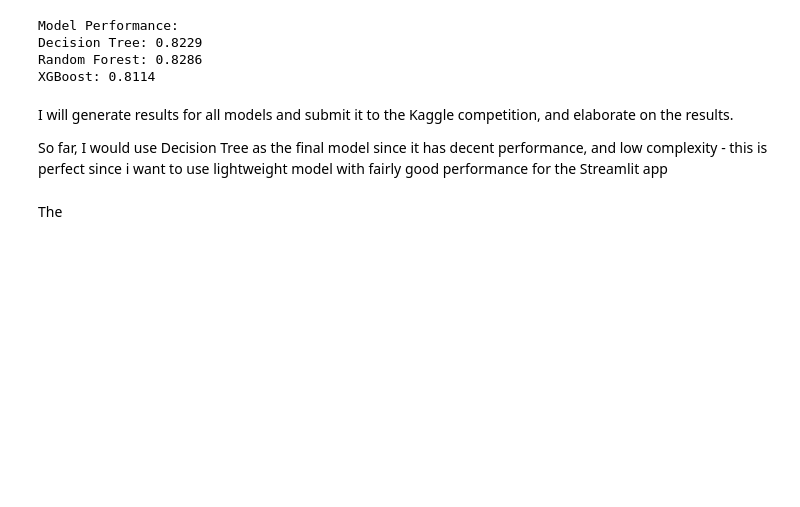
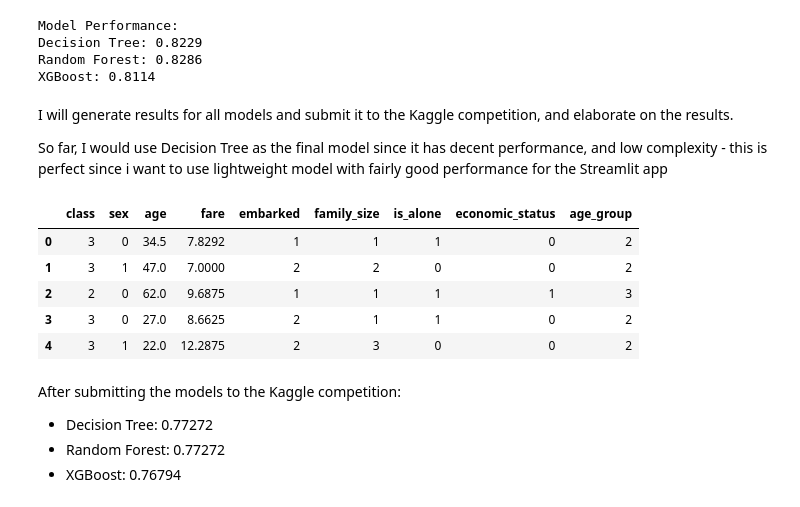
Before and after one commit to denismrvoljak/titanic_streamlit_app, a Jupyter notebook: data_exploration/data_exploration.ipynb, the cells around one changed output. Cells and saved outputs as stored; diff of their text form; code cells hidden in the pictures; blank space fills up the shorter version.

```diff
--- a/data_exploration/data_exploration.ipynb
+++ b/data_exploration/data_exploration.ipynb
@@ -382,7 +430,7 @@ preprocessor = TitanicPreprocessor()
 # Apply preprocessing to train and test data
 train_processed = preprocessor.transform(train_data)
 
-test_processed = preprocessor.transform(test_data)
+test_processed = preprocessor.transform_test(test_data)
 # %%
 train_processed.head()
 # %% [output]
@@ -605,5 +653,14 @@ XGBoost: 0.8114
 I will generate results for all models and submit it to the Kaggle competition, and elaborate on the results.
 
 So far, I would use Decision Tree as the final model since it has decent performance, and low complexity - this is perfect since i want to use lightweight model with fairly good performance for the Streamlit app
-# %% [markdown]
-The
+# %%
+test_processed = test_processed.drop('PassengerId', axis=1)
+
+test_processed.head()
+# %% [output]
+|  | class | sex | age | fare | embarked | family_size | is_alone | economic_status | age_group |
+| 0 | 3 | 0 | 34.5 | 7.8292 | 1 | 1 | 1 | 0 | 2 |
+| 1 | 3 | 1 | 47.0 | 7.0000 | 2 | 2 | 0 | 0 | 2 |
+| 2 | 2 | 0 | 62.0 | 9.6875 | 1 | 1 | 1 | 1 | 3 |
+| 3 | 3 | 0 | 27.0 | 8.6625 | 2 | 1 | 1 | 0 | 2 |
+| 4 | 3 | 1 | 22.0 | 12.2875 | 2 | 3 | 0 | 0 | 2 |
@@ -609,0 +682,6 @@ The
+# %% [markdown]
+After submitting the models to the Kaggle competition:
+
+- Decision Tree: 0.77272
+- Random Forest: 0.77272
+- XGBoost: 0.76794
```
Also changed, not shown: parts of 5 cells of this notebook, 2 other files.
